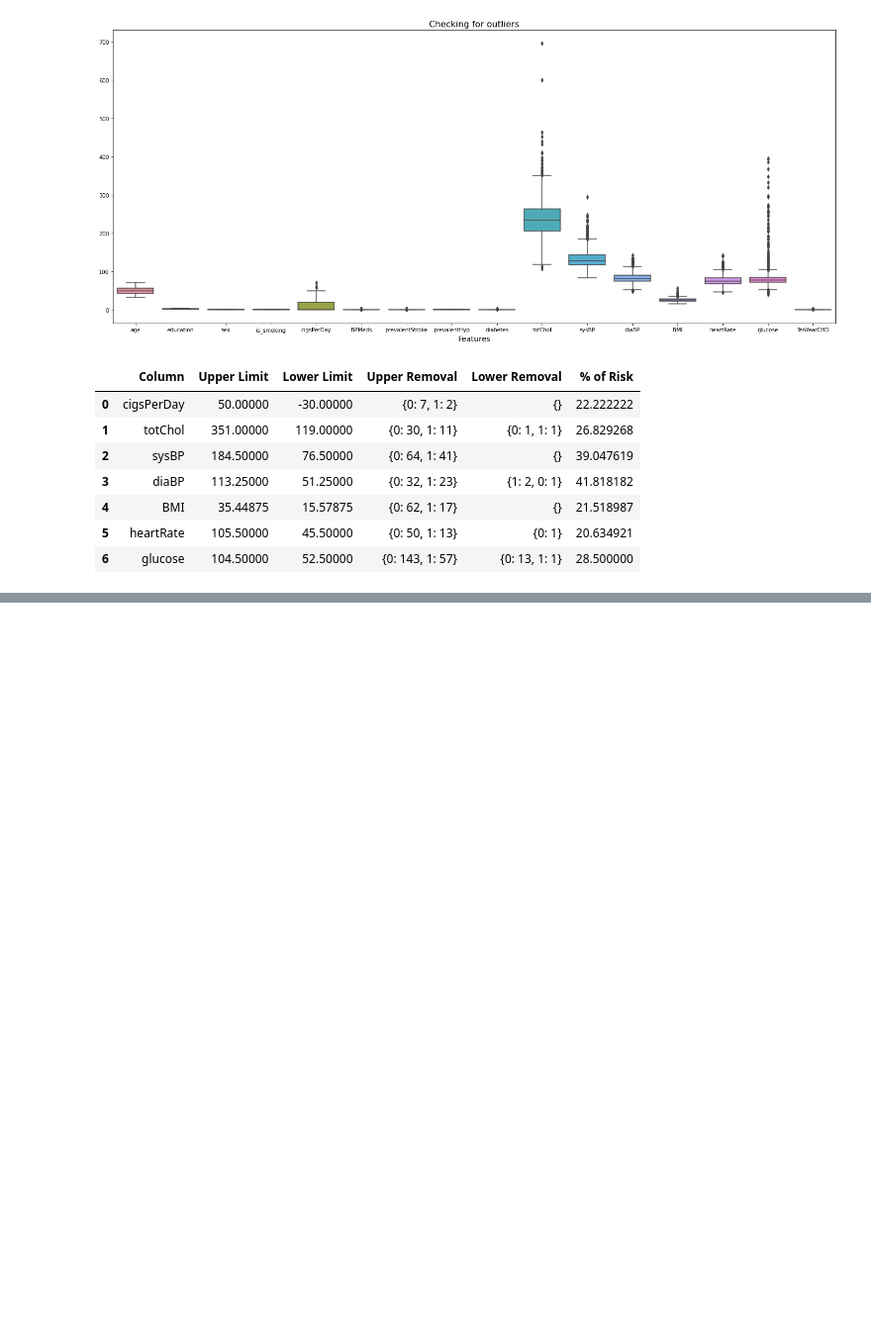
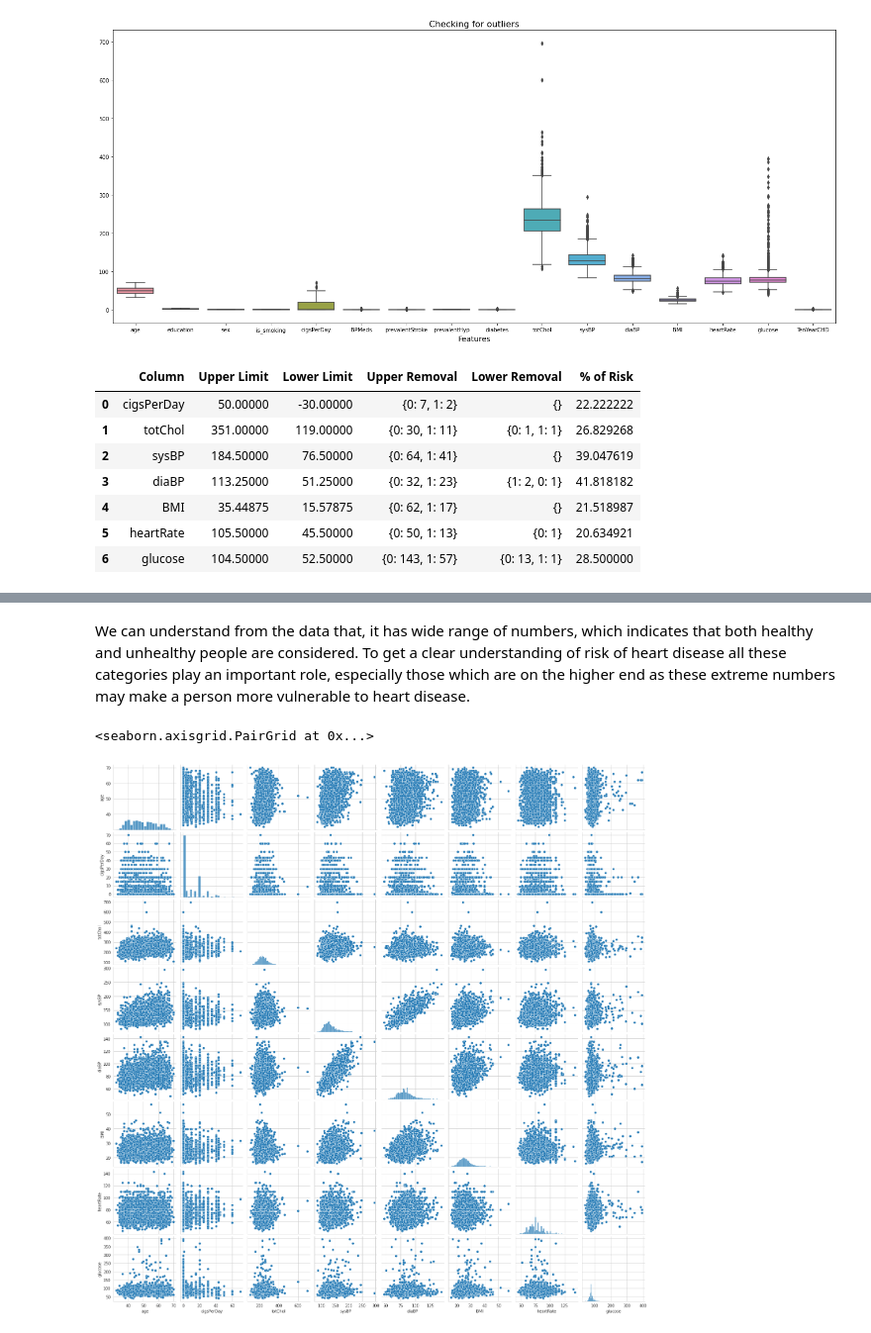
Before and after one commit to lakummahesh/Supervised-ML-Capstone-Project-Classification-Cardiovascular-Risk-Prediction, a Jupyter notebook: Cardiovascular_Risk_Prediction.ipynb, the cells around one changed output, grey strips where cells are left out. Shown at 99% size. Cells and saved outputs as stored; diff of their text form; code cells hidden in the pictures; blank space fills up the shorter version.

```diff
--- a/Cardiovascular_Risk_Prediction.ipynb
+++ b/Cardiovascular_Risk_Prediction.ipynb
@@ -418,0 +508,8 @@ outlier_cal(['cigsPerDay','totChol','sysBP','diaBP','BMI','heartRate','glucose']
+# %% [markdown]
+We can understand from the data that, it has wide range of numbers, which indicates that both healthy and unhealthy people are considered. To get a clear understanding of risk of heart disease all these categories play an important role, especially those which are on the higher end as these extreme numbers may make a person more vulnerable to heart disease.
+# %%
+# Bivariate analysis using pairplot
+sns.pairplot(df2[numerical_columns])
+# %% [output]
+<seaborn.axisgrid.PairGrid at 0x...>
+[figure, added]
```
Also changed, not shown: parts of 29 cells of this notebook.
